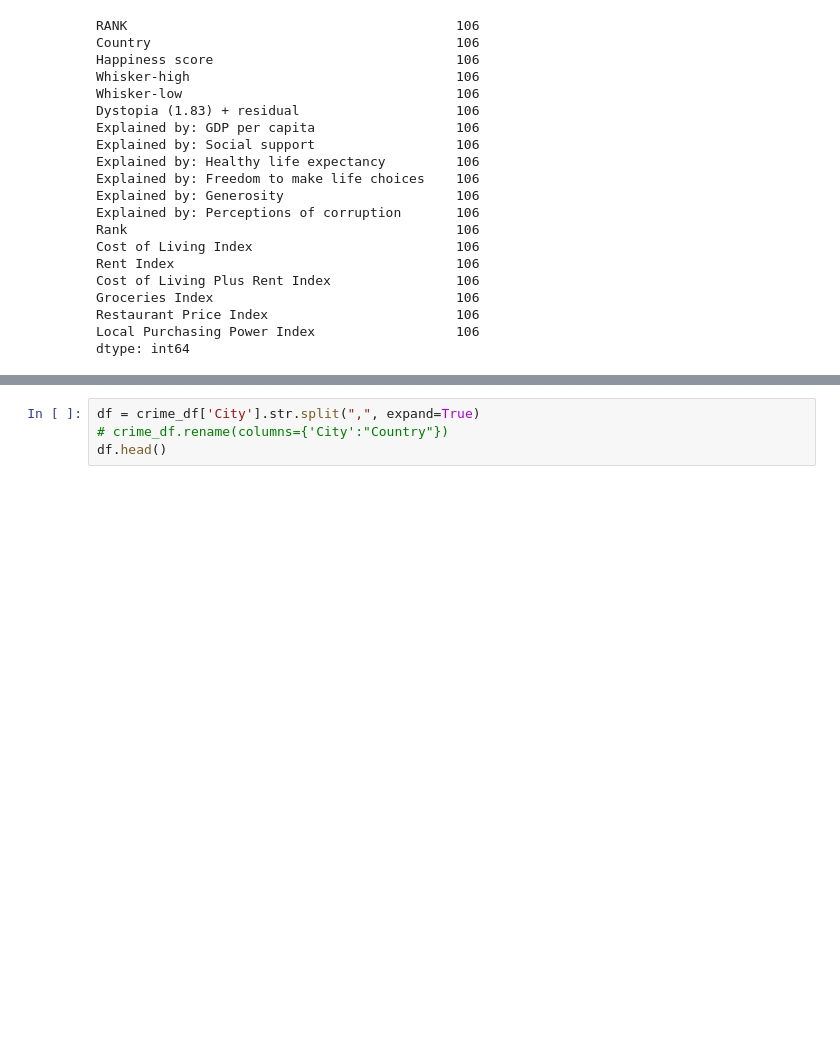
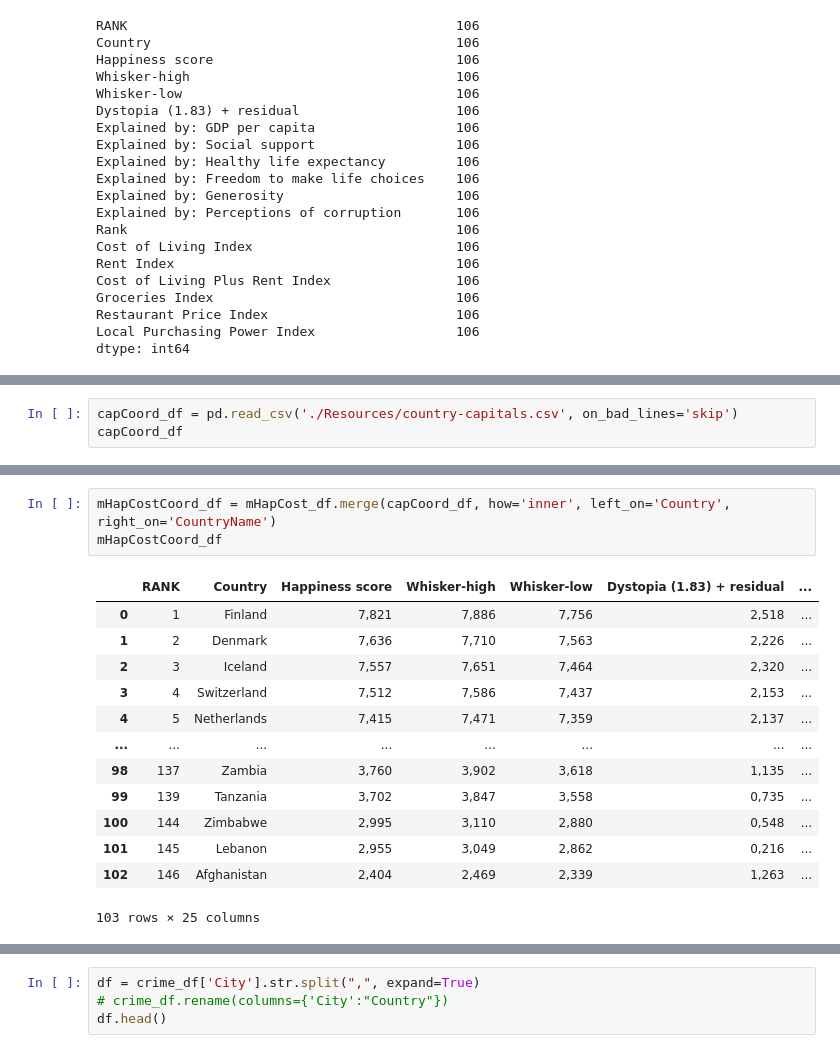
Before and after one commit to cburgyan/project1_happiness, a Jupyter notebook: pro1_happiness.ipynb, the cells around one changed output, grey strips where cells are left out. Cells and saved outputs as stored; diff of their text form; blank space fills up the shorter version.

```diff
--- a/pro1_happiness.ipynb
+++ b/pro1_happiness.ipynb
@@ -80,0 +104,3 @@ dtype: int64
+# %%
+capCoord_df = pd.read_csv('./Resources/country-capitals.csv', on_bad_lines='skip')
+capCoord_df
@@ -80,0 +121,17 @@ dtype: int64
+# %%
+mHapCostCoord_df = mHapCost_df.merge(capCoord_df, how='inner', left_on='Country', right_on='CountryName')
+mHapCostCoord_df
+# %% [output]
+|  | RANK | Country | Happiness score | Whisker-high | Whisker-low | Dystopia (1.83) + residual | ... |
+| 0 | 1 | Finland | 7,821 | 7,886 | 7,756 | 2,518 | ... |
+| 1 | 2 | Denmark | 7,636 | 7,710 | 7,563 | 2,226 | ... |
+| 2 | 3 | Iceland | 7,557 | 7,651 | 7,464 | 2,320 | ... |
+| 3 | 4 | Switzerland | 7,512 | 7,586 | 7,437 | 2,153 | ... |
+| 4 | 5 | Netherlands | 7,415 | 7,471 | 7,359 | 2,137 | ... |
+| ... | ... | ... | ... | ... | ... | ... | ... |
+| 98 | 137 | Zambia | 3,760 | 3,902 | 3,618 | 1,135 | ... |
+| 99 | 139 | Tanzania | 3,702 | 3,847 | 3,558 | 0,735 | ... |
+| 100 | 144 | Zimbabwe | 2,995 | 3,110 | 2,880 | 0,548 | ... |
+| 101 | 145 | Lebanon | 2,955 | 3,049 | 2,862 | 0,216 | ... |
+| 102 | 146 | Afghanistan | 2,404 | 2,469 | 2,339 | 1,263 | ... |
+103 rows × 25 columns
```
Also changed, not shown: parts of 7 cells of this notebook, 1 other file.
